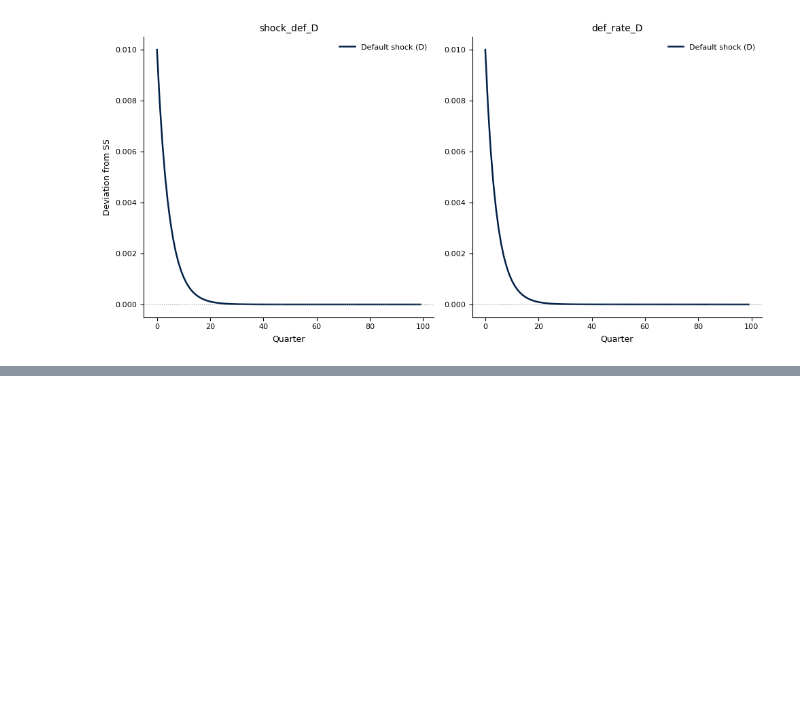
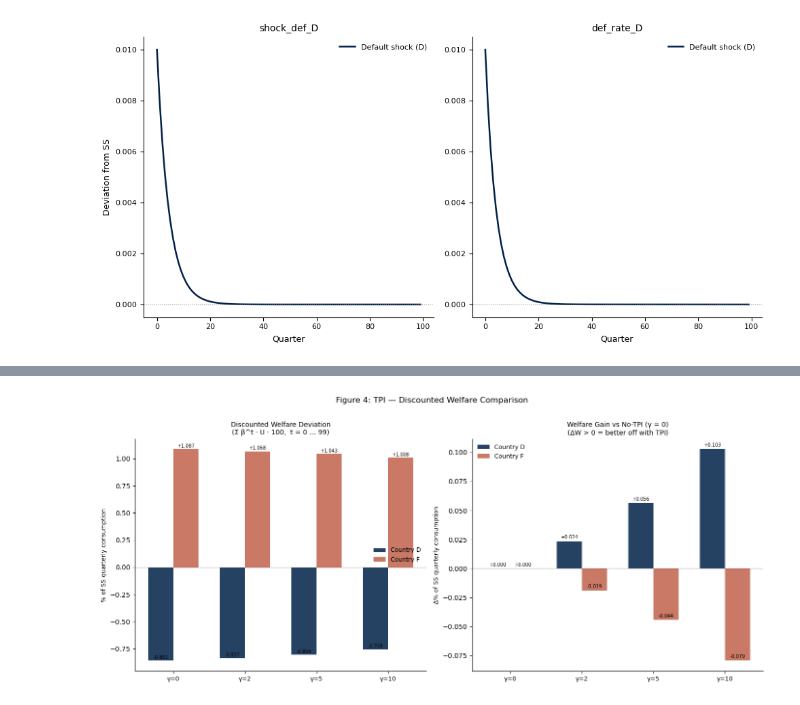
Before and after one commit to Daniel-Jensen/Quantitative_Model, a Jupyter notebook: model_v12.ipynb, the cells around one changed output, grey strips where cells are left out. Cells and saved outputs as stored; diff of their text form; code cells hidden in the pictures; blank space fills up the shorter version.

```diff
--- a/model_v12.ipynb
+++ b/model_v12.ipynb
@@ -1066,0 +1513,80 @@ show_irfs([irfs_def_D], labels=['Default shock'],
+# %%
+# ── TPI-9: Figure 4 — Discounted Welfare Comparison (bar chart) ───────────────
+# Computes discounted sums of welfare deviations over 100 quarters.
+# Left panel:  absolute discounted welfare (relative to no-shock SS)
+# Right panel: welfare GAIN vs γ=0 baseline — how much does TPI help?
+# Positive ΔW_D means households in D are better off with TPI than without.
+
+T_disc9  = 100
+beta_D9  = float(ss_final['beta_D'])
+beta_F9  = float(ss_final['beta_F'])
+disc_D9  = beta_D9 ** np.arange(T_disc9)
+disc_F9  = beta_F9 ** np.arange(T_disc9)
+
+# Discounted welfare in units of % of SS consumption (×100 converts from fraction)
+W_D = np.array([(irfs_tpi[g]['U_D'][:T_disc9] * disc_D9 * 100).sum() for g in gamma_values])
+W_F = np.array([(irfs_tpi[g]['U_F'][:T_disc9] * disc_F9 * 100).sum() for g in gamma_values])
+dW_D = W_D - W_D[0]   # gain relative to no-TPI (γ=0)
+dW_F = W_F - W_F[0]
+
+# ── Print summary table ───────────────────────────────────────────────────────
+print(f"{'γ':>5}  {'W_D':>10}  {'W_F':>10}  {'ΔW_D vs γ=0':>13}  {'ΔW_F vs γ=0':>13}")
+print("─" * 60)
+for i, g in enumerate(gamma_values):
+    print(f"{g:>5}  {W_D[i]:>10.4f}  {W_F[i]:>10.4f}  "
+          f"{dW_D[i]:>+13.4f}  {dW_F[i]:>+13.4f}")
+print("─" * 60)
+print("(Units: % of quarterly SS consumption, discounted over 100 quarters)")
+
+# ── Plot ──────────────────────────────────────────────────────────────────────
+x      = np.arange(len(gamma_values))
+width  = 0.35
+_xlabs = [f'γ={g}' for g in gamma_values]
+
+fig9, (ax9a, ax9b) = plt.subplots(1, 2, figsize=(14, 6))
+
+# Left: absolute discounted welfare  (D = red, F = blue — consistent with model convention)
+ax9a.bar(x - width/2, W_D, width, color=RED,  label='Country D (Distressed)', alpha=0.85)
+ax9a.bar(x + width/2, W_F, width, color=BLUE, label='Country F (Partner)',    alpha=0.85)
+ax9a.axhline(0, color='#444444', linewidth=0.8)
+ax9a.set_xticks(x);  ax9a.set_xticklabels(_xlabs, fontsize=9)
+ax9a.set_title(f'Discounted Welfare Deviation\n(Σ β^t · U · 100,  t = 0 … {T_disc9-1})',
+               fontsize=10)
+ax9a.set_ylabel('% of SS quarterly consumption', fontsize=9)
+ax9a.legend(fontsize=9, frameon=False)
+ax9a.spines[['top', 'right']].set_visible(False)
+
+# Right: welfare gain vs no-TPI
+ax9b.bar(x - width/2, dW_D, width, color=RED,  label='Country D (Distressed)', alpha=0.85)
+ax9b.bar(x + width/2, dW_F, width, color=BLUE, label='Country F (Partner)',    alpha=0.85)
+ax9b.axhline(0, color='#444444', linewidth=0.8)
+ax9b.set_xticks(x);  ax9b.set_xticklabels(_xlabs, fontsize=9)
+ax9b.set_title('Welfare Gain vs No-TPI (γ = 0)\n(ΔW > 0 = better off with TPI)',
+               fontsize=10)
+ax9b.set_ylabel('Δ% of SS quarterly consumption', fontsize=9)
+ax9b.legend(fontsize=9, frameon=False)
+ax9b.spines[['top', 'right']].set_visible(False)
+
+# Annotate each bar — flip offset and va for negative bars
+def _annotate_bars(ax, bars, vals):
+    for bar, v in zip(bars, vals):
+        h    = bar.get_height()
+        sign = 1 if v >= 0 else -1
+        ax.text(bar.get_x() + bar.get_width() / 2,
+                h + sign * (0.005 * abs(v) + 0.001),
+                f'{v:+.3f}', ha='center',
+                va='bottom' if v >= 0 else 'top', fontsize=7)
+
+n = len(gamma_values)
+_annotate_bars(ax9a, ax9a.patches[:n],  W_D)
+_annotate_bars(ax9a, ax9a.patches[n:],  W_F)
+_annotate_bars(ax9b, ax9b.patches[:n],  dW_D)
+_annotate_bars(ax9b, ax9b.patches[n:],  dW_F)
+
+fig9.suptitle('Figure 4: TPI — Discounted Welfare Comparison', fontsize=12, y=1.01)
+fig9.tight_layout()
+fig9.savefig('fig_tpi_welfare_bar.png', dpi=150, bbox_inches='tight')
+plt.show()
+print("Saved  fig_tpi_welfare_bar.png")
+print("\nAll TPI figures saved:  fig_tpi_spread_mitigation.png  |  fig_tpi_effectiveness.png  |  fig_tpi_welfare_macro.png  |  fig_tpi_welfare_bar.png")
+# %% [output]
@@ -1066,0 +1601 @@ show_irfs([irfs_def_D], labels=['Default shock'],
+[figure, added]
```
Also changed, not shown: parts of 17 cells of this notebook, 10 other files.
